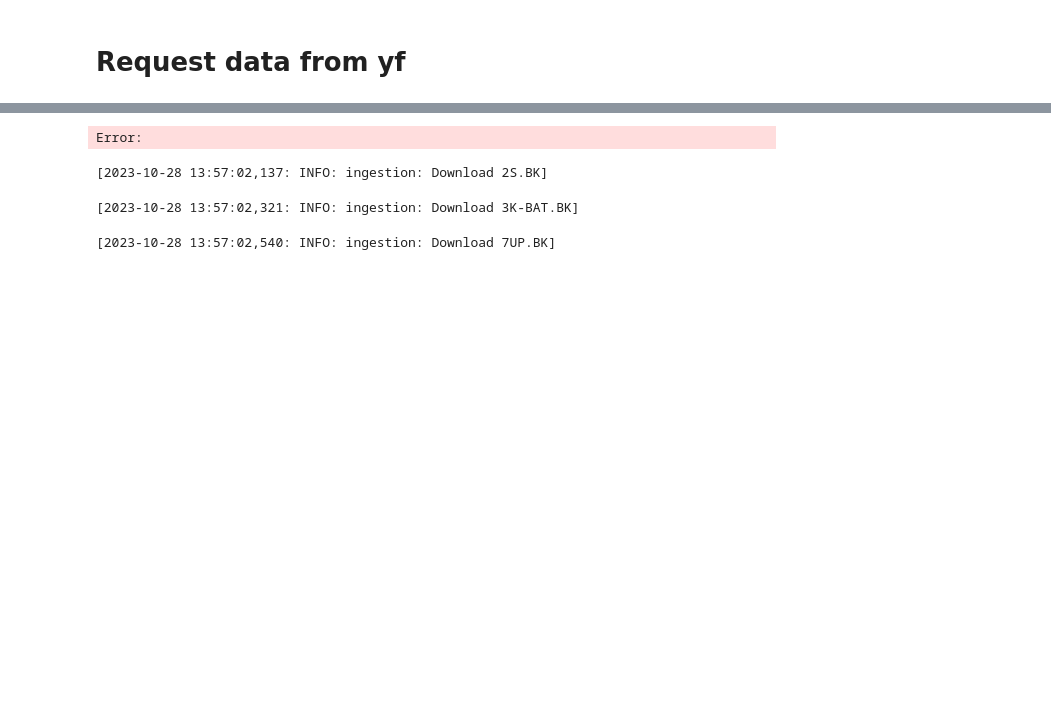
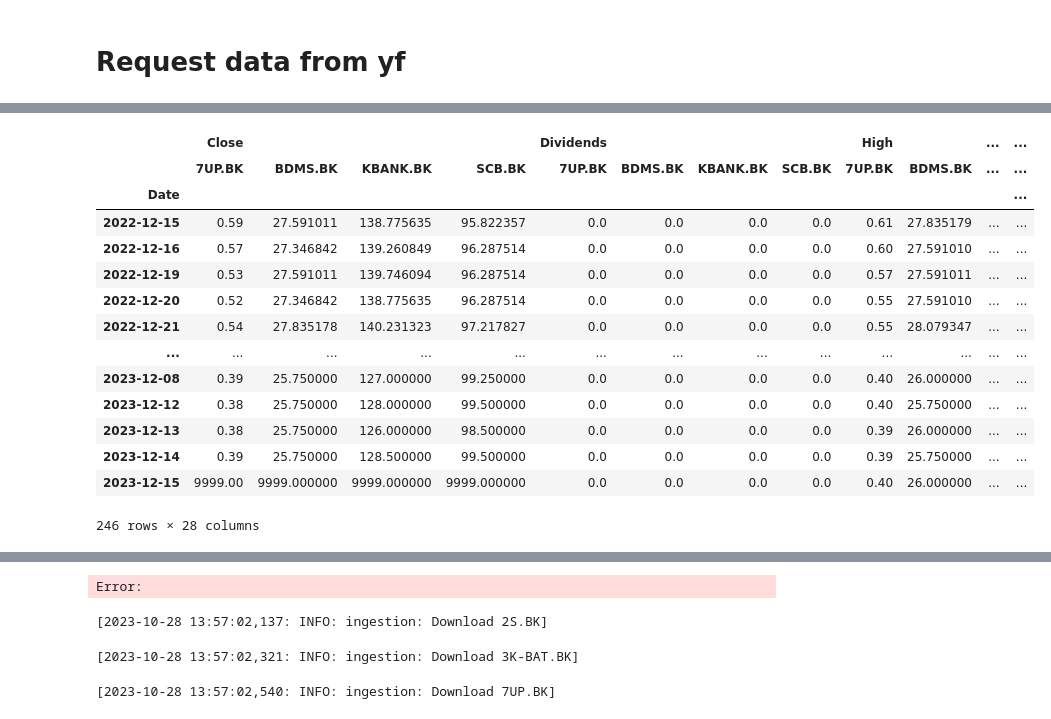
Before and after one commit to NatapolLim/Stock-Analytics, a Jupyter notebook: experiment_notebooks/0-ingest_data.ipynb, the cells around one changed output, grey strips where cells are left out. Drawn from its saved outputs; the diff is of its cells as text; code cells hidden in the pictures; blank space fills up the shorter version.

```diff
--- a/experiment_notebooks/0-ingest_data.ipynb
+++ b/experiment_notebooks/0-ingest_data.ipynb
@@ -57,0 +221,3 @@ NameError: name 'com_names' is not defined
+# %%
+one_day = stocks.history(start='2023-12-15', interval='1d')
+one_day
@@ -57,0 +235,5 @@ NameError: name 'com_names' is not defined
+# %%
+temp_one = one_day.copy()
+# temp_one.index = pd.DatetimeIndex(data=['2023-12-20'])
+temp_one.loc[:, 'Close'] = 9999
+temp_one
@@ -57,0 +246,19 @@ NameError: name 'com_names' is not defined
+# %%
+df.loc[temp_one.index] = temp_one
+df
+# %% [output]
+|  | Close |  |  |  | Dividends |  |  |  | High |  | ... | ... |
+|  | 7UP.BK | BDMS.BK | KBANK.BK | SCB.BK | 7UP.BK | BDMS.BK | KBANK.BK | SCB.BK | 7UP.BK | BDMS.BK | ... | ... |
+| Date |  |  |  |  |  |  |  |  |  |  |  | ... |
+| 2022-12-15 | 0.59 | 27.591011 | 138.775635 | 95.822357 | 0.0 | 0.0 | 0.0 | 0.0 | 0.61 | 27.835179 | ... | ... |
+| 2022-12-16 | 0.57 | 27.346842 | 139.260849 | 96.287514 | 0.0 | 0.0 | 0.0 | 0.0 | 0.60 | 27.591010 | ... | ... |
+| 2022-12-19 | 0.53 | 27.591011 | 139.746094 | 96.287514 | 0.0 | 0.0 | 0.0 | 0.0 | 0.57 | 27.591011 | ... | ... |
+| 2022-12-20 | 0.52 | 27.346842 | 138.775635 | 96.287514 | 0.0 | 0.0 | 0.0 | 0.0 | 0.55 | 27.591010 | ... | ... |
+| 2022-12-21 | 0.54 | 27.835178 | 140.231323 | 97.217827 | 0.0 | 0.0 | 0.0 | 0.0 | 0.55 | 28.079347 | ... | ... |
+| ... | ... | ... | ... | ... | ... | ... | ... | ... | ... | ... | ... | ... |
+| 2023-12-08 | 0.39 | 25.750000 | 127.000000 | 99.250000 | 0.0 | 0.0 | 0.0 | 0.0 | 0.40 | 26.000000 | ... | ... |
+| 2023-12-12 | 0.38 | 25.750000 | 128.000000 | 99.500000 | 0.0 | 0.0 | 0.0 | 0.0 | 0.40 | 25.750000 | ... | ... |
+| 2023-12-13 | 0.38 | 25.750000 | 126.000000 | 98.500000 | 0.0 | 0.0 | 0.0 | 0.0 | 0.39 | 26.000000 | ... | ... |
+| 2023-12-14 | 0.39 | 25.750000 | 128.500000 | 99.500000 | 0.0 | 0.0 | 0.0 | 0.0 | 0.39 | 25.750000 | ... | ... |
+| 2023-12-15 | 9999.00 | 9999.000000 | 9999.000000 | 9999.000000 | 0.0 | 0.0 | 0.0 | 0.0 | 0.40 | 26.000000 | ... | ... |
+246 rows × 28 columns
```
Also changed, not shown: parts of 21 cells of this notebook, 3 other files.
